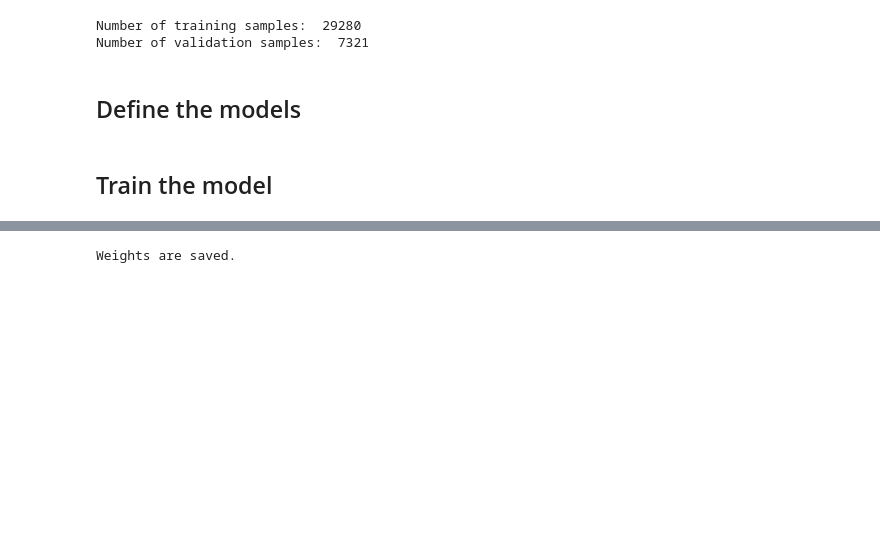
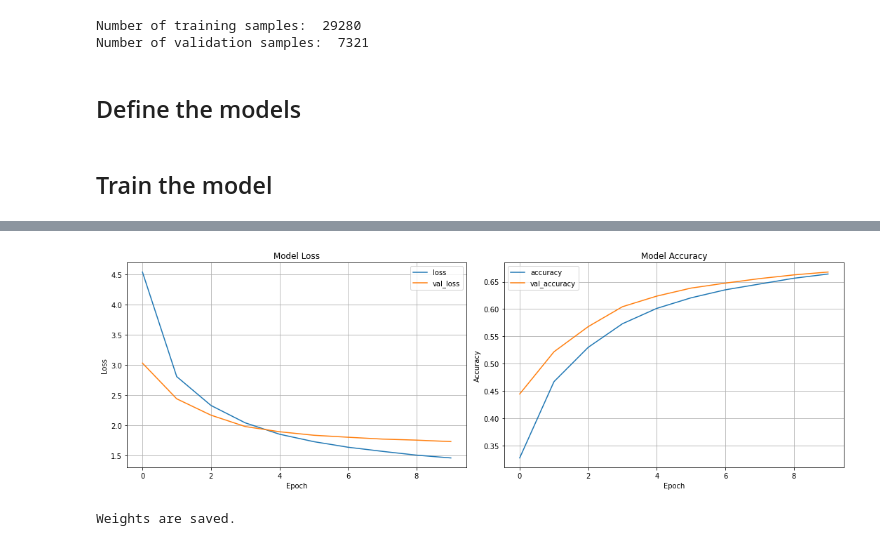
Before and after one commit to KevinTMtz/MedCLIPModel, a Jupyter notebook: MedCLIP Captioning Model.ipynb, the cells around one changed output, grey strips where cells are left out. Saved outputs shown, nothing was run; the diff lists cells and outputs as text; code cells hidden in the pictures; blank space fills up the shorter version.

```diff
--- a/MedCLIP Captioning Model.ipynb
+++ b/MedCLIP Captioning Model.ipynb
@@ -566,3 +597,29 @@ Epoch 10/10
+# %%
+fig, subplots = plt.subplots(1, 2, figsize=(15,5))
+fig.set_facecolor('white')
+
+# Plot history for loss
+subplots[0].plot(history.history['loss'])
+subplots[0].plot(history.history['val_loss'])
+subplots[0].set_title('Model Loss')
+subplots[0].set_ylabel('Loss')
+subplots[0].set_xlabel('Epoch')
+subplots[0].legend(['loss', 'val_loss'])
+subplots[0].grid()
+
+# Plot history for accuracy
+subplots[1].plot(history.history['acc'])
+subplots[1].plot(history.history['val_acc'])
+subplots[1].set_title('Model Accuracy')
+subplots[1].set_ylabel('Accuracy')
+subplots[1].set_xlabel('Epoch')
+subplots[1].legend(['accuracy', 'val_accuracy'])
+subplots[1].grid()
+
+plt.tight_layout()
+plt.show()
+# %% [output]
+[figure, added]
 # %%
 # Save the model weights
 caption_model.save_weights(WEIGHTS_FILE_PATH, save_format='tf')
```
Also changed, not shown: parts of 10 cells of this notebook.
